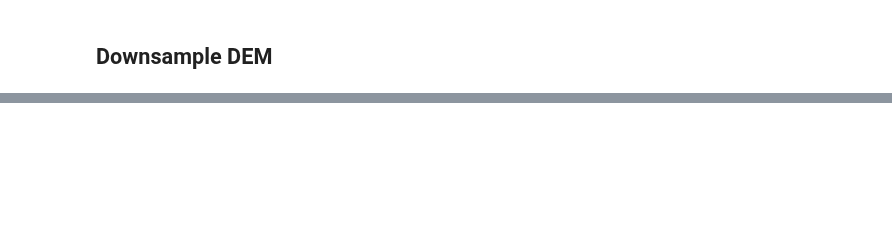
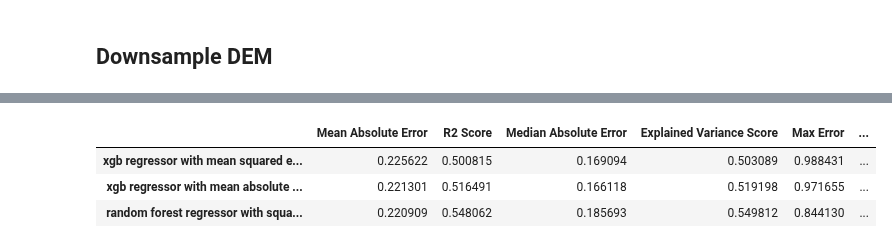
Before and after one commit to Lumcoin/leaf-type-mixture, a Jupyter notebook: notebooks/data_prep.ipynb, the cells around one changed output, grey strips where cells are left out. Drawn from its saved outputs; the diff is of its cells as text; code cells hidden in the pictures; blank space fills up the shorter version.

```diff
--- a/notebooks/data_prep.ipynb
+++ b/notebooks/data_prep.ipynb
@@ -144,0 +448,89 @@ Image(url=dem_mean.getThumbUrl({
+# %%
+import numpy as np
+from scipy.special import ndtri
+from sklearn.model_selection import train_test_split
+from sklearn.ensemble import RandomForestRegressor
+import xgboost as xgb
+from sklearn import metrics
+import pandas as pd
+import rasterio
+
+# Load dataset
+with rasterio.open('fusion.tif') as src:
+    raster = src.read()
+    bands = src.count
+    band_names = src.descriptions
+    X = raster.transpose(1, 2, 0).reshape(-1, bands)
+
+with rasterio.open('plot.tif') as src:
+    y = src.read(1).flatten()
+
+# remove nan values
+mask = ~np.isnan(X).any(axis=1)
+mask = np.logical_and(mask, ~np.isnan(y))
+X = X[mask]
+y = y[mask]
+
+def based_train_test_split(*arrays, confidence_interval_width=0.5, confidence_niveau=0.95, seed=None):
+    z = ndtri(confidence_niveau)
+    n = z**2 / confidence_interval_width**2
+    min_sample_size = np.ceil(n).astype(int)
+
+    return train_test_split(*arrays, test_size=min_sample_size, random_state=seed)
+
+# Split the dataset into a train, eval, and test set
+X_remaining, X_test, y_remaining, y_test = based_train_test_split(
+    X, y,
+    confidence_interval_width=0.1,
+    confidence_niveau=0.95,
+    seed=1
+)
+X_train, X_eval, y_train, y_eval = based_train_test_split(
+    X_remaining, y_remaining,
+    confidence_interval_width=0.1,
+    confidence_niveau=0.95,
+    seed=1
+)
+
+print(f"Train set size: {len(X_train)}")
+print(f"Eval set size: {len(X_eval)}")
+print(f"Test set size: {len(X_test)}")
+
+# Sample all train dataset samples where the label is 0 or 1
+mask = np.logical_or(y_train == 0, y_train == 1)
+X_train = X_train[mask]
+y_train = y_train[mask]
+
+# Create a list of ML models, with 5 different hyperparameters each
+models = {'xgb regressor with mean squared error': xgb.XGBRegressor(n_estimators=1000, tree_method="hist", eval_metric=metrics.mean_squared_error, early_stopping_rounds=10),
+          'xgb regressor with mean absolute error': xgb.XGBRegressor(n_estimators=1000, tree_method="hist", eval_metric=metrics.mean_absolute_error, early_stopping_rounds=10),
+          'random forest regressor with squared error': RandomForestRegressor(n_estimators=1000, criterion='squared_error', n_jobs=-1)}
+
+# Train all models on the train set
+for model in models:
+    try:
+        models[model].fit(X_train, y_train, eval_set=[(X_eval, y_eval)])
+    except:
+        models[model].fit(X_train, y_train)
+
+# Define the metrics to evaluate the models on
+metrics = [
+    metrics.mean_absolute_error,
+    metrics.r2_score,
+    metrics.median_absolute_error,
+    metrics.explained_variance_score,
+    metrics.max_error,
+    metrics.mean_squared_error,
+]
+
+X_eval = X_test
+y_eval = y_test
+
+# Evaluate the models on the eval set and create a new dataframe
+eval_df = pd.DataFrame({
+    metric.__name__.replace('_', ' ').title(): [metric(y_eval, model.predict(X_eval))
+                                                for model in models.values()]
+    for metric in metrics
+}, index=models.keys())
+eval_df
+# %% [output]
@@ -144,0 +554,4 @@ Image(url=dem_mean.getThumbUrl({
+|  | Mean Absolute Error | R2 Score | Median Absolute Error | Explained Variance Score | Max Error | ... |
+| xgb regressor with mean squared e... | 0.225622 | 0.500815 | 0.169094 | 0.503089 | 0.988431 | ... |
+| xgb regressor with mean absolute ... | 0.221301 | 0.516491 | 0.166118 | 0.519198 | 0.971655 | ... |
+| random forest regressor with squa... | 0.220909 | 0.548062 | 0.185693 | 0.549812 | 0.844130 | ... |
```
Also changed, not shown: parts of 32 cells of this notebook, 4 other files.
